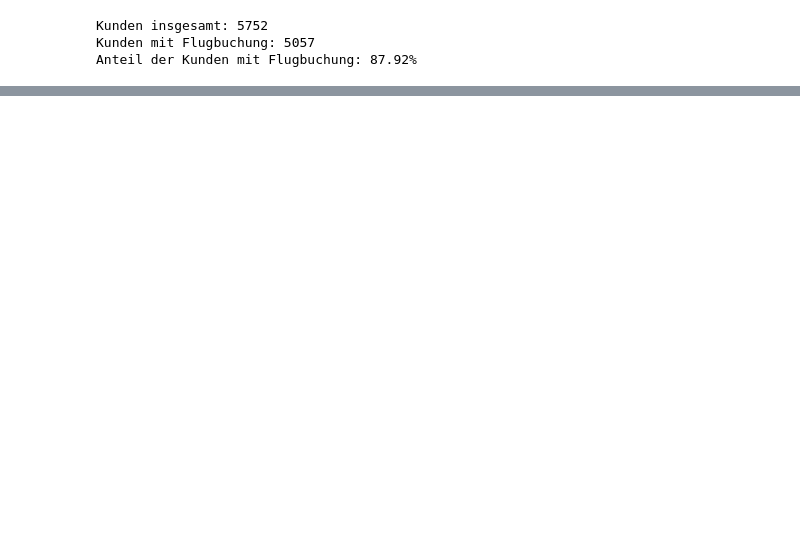
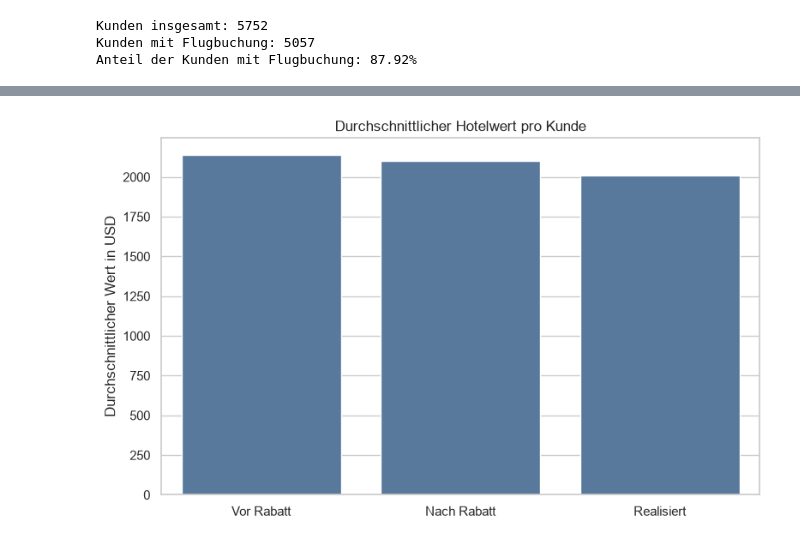
Before and after one commit to norawinkler/traveltide-customer-segmentation, a Jupyter notebook: notebooks/02_exploratory_data_analysis.ipynb, the cells around one changed output, grey strips where cells are left out. Saved outputs shown, nothing was run; the diff lists cells and outputs as text; code cells hidden in the pictures; blank space fills up the shorter version.

```diff
--- a/notebooks/02_exploratory_data_analysis.ipynb
+++ b/notebooks/02_exploratory_data_analysis.ipynb
@@ -1522,0 +1927,19 @@ plt.show()
+# %%
+# Durchschnittliche Hotelwerte visualisieren
+
+plt.figure(figsize=(8, 5))
+
+sns.barplot(
+    data=hotel_value_comparison,
+    x="value_type",
+    y="mean_value_usd",
+    color="#4C78A8"
+)
+
+plt.title("Durchschnittlicher Hotelwert pro Kunde")
+plt.xlabel("")
+plt.ylabel("Durchschnittlicher Wert in USD")
+plt.tight_layout()
+plt.show()
+# %% [output]
+[figure, added]
```
Also changed, not shown: parts of 73 cells of this notebook, 4 other files.
